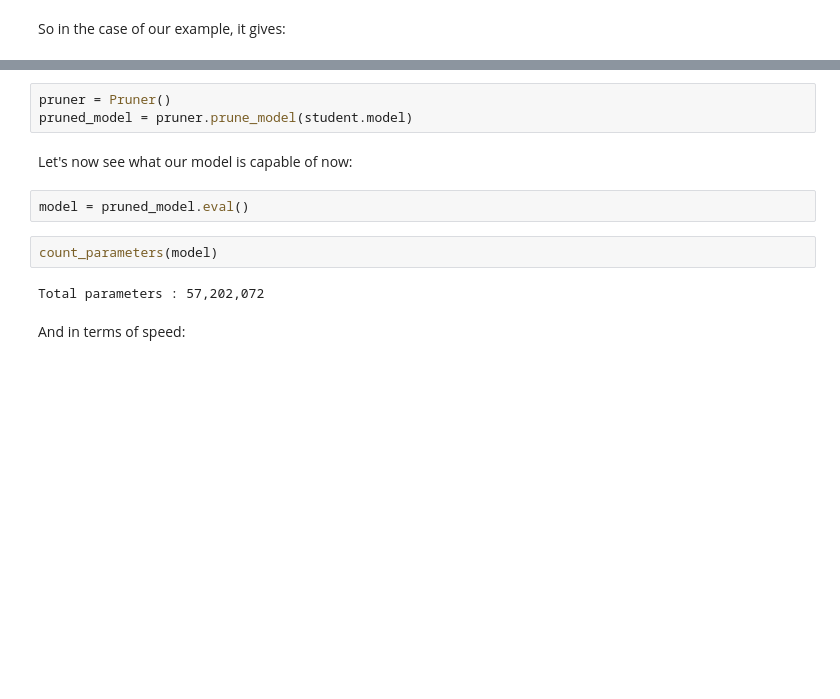
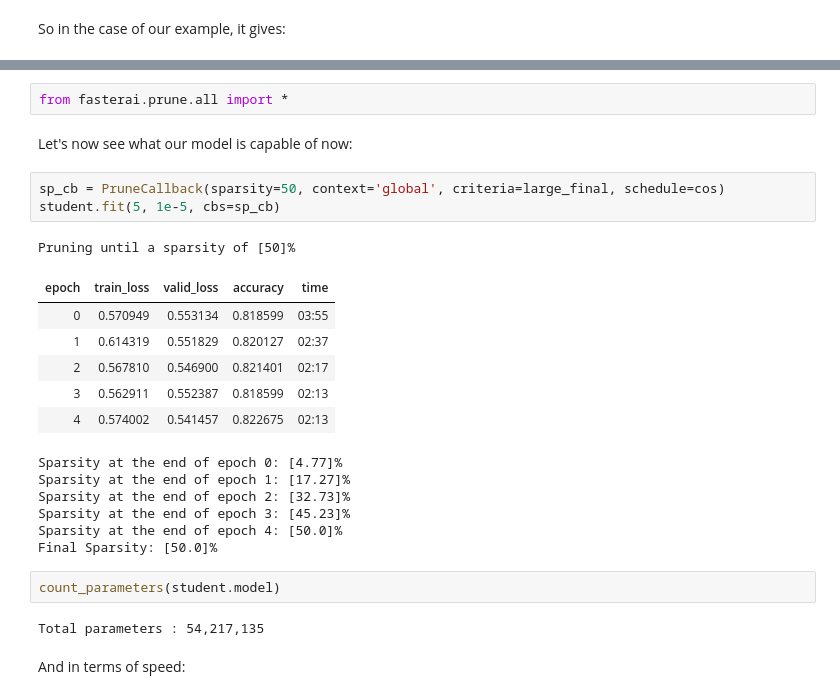
Before and after one commit to nathanhubens/fasterai, a Jupyter notebook: nbs/quickstart.ipynb, the cells around one changed output, grey strips where cells are left out. Cells and saved outputs as stored; diff of their text form; blank space fills up the shorter version.

```diff
--- a/nbs/quickstart.ipynb
+++ b/nbs/quickstart.ipynb
@@ -303,13 +298,27 @@ from fasterai.sparse.pruner import *
-# %%
-pruner = Pruner()
-pruned_model = pruner.prune_model(student.model)
+# %%
+from fasterai.prune.all import *
 # %% [markdown]
 Let's now see what our model is capable of now:
-# %%
-model = pruned_model.eval()
-# %%
-count_parameters(model)
-# %% [output]
-Total parameters : 57,202,072
+# %%
+sp_cb = PruneCallback(sparsity=50, context='global', criteria=large_final, schedule=cos)
+student.fit(5, 1e-5, cbs=sp_cb)
+# %% [output]
+Pruning until a sparsity of [50]%
+| epoch | train_loss | valid_loss | accuracy | time |
+| 0 | 0.570949 | 0.553134 | 0.818599 | 03:55 |
+| 1 | 0.614319 | 0.551829 | 0.820127 | 02:37 |
+| 2 | 0.567810 | 0.546900 | 0.821401 | 02:17 |
+| 3 | 0.562911 | 0.552387 | 0.818599 | 02:13 |
+| 4 | 0.574002 | 0.541457 | 0.822675 | 02:13 |
+Sparsity at the end of epoch 0: [4.77]%
+Sparsity at the end of epoch 1: [17.27]%
+Sparsity at the end of epoch 2: [32.73]%
+Sparsity at the end of epoch 3: [45.23]%
+Sparsity at the end of epoch 4: [50.0]%
+Final Sparsity: [50.0]%
+# %%
+count_parameters(student.model)
+# %% [output]
+Total parameters : 54,217,135
 # %% [markdown]
 And in terms of speed:
```
Also changed, not shown: parts of 29 cells of this notebook, 31 other files.
